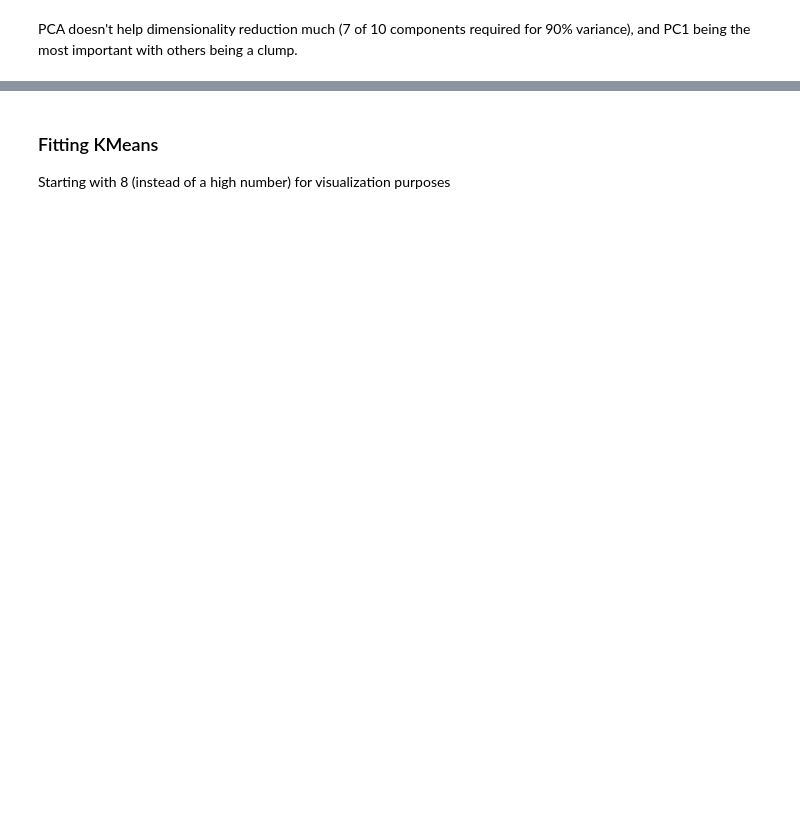
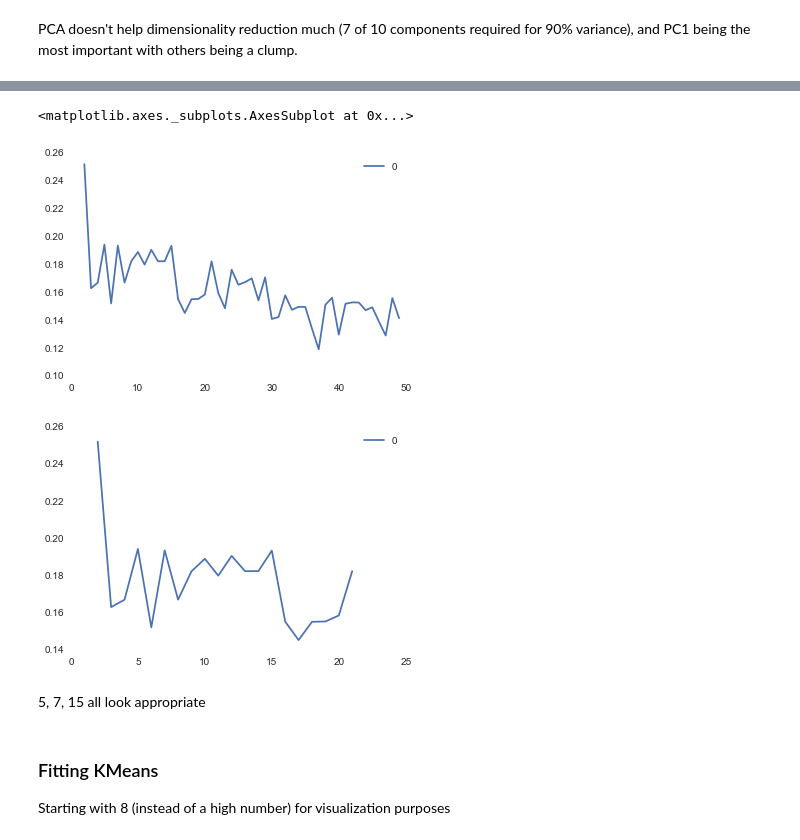
Before and after one commit to selwyth/featurehoods, a Jupyter notebook: 04-enrich.ipynb, the cells around one changed output, grey strips where cells are left out. Drawn from its saved outputs; the diff is of its cells as text; code cells hidden in the pictures; blank space fills up the shorter version.

```diff
--- a/04-enrich.ipynb
+++ b/04-enrich.ipynb
@@ -154,10 +172,12 @@ Beware, do not run below
 # %%
-from sklearn.cluster import KMeans
+from sklearn.cluster import MiniBatchKMeans
+from sklearn import metrics
 
 results = {}
-for i in range(5, 105, 10):
-    kmeans = KMeans(i, max_iter = 100)
-    kmeans.fit(X_dum)
-    results[i] = kmeans.inertia_
+for i in range(2, 50, 1):
+    kmeans = MiniBatchKMeans(i)
+    kmeans.fit(XS)
+    score = metrics.silhouette_score(XS.values, kmeans.labels_, metric='euclidean', sample_size=1000)
+    results[i] = score
 
 results
@@ -164,6 +202,13 @@ results
 # %%
 results_df = pd.DataFrame.from_dict(results, orient = 'index').sort()
-results_df[1:10].plot()
+results_df.plot()
+results_df[0:20].plot()
+# %% [output]
+<matplotlib.axes._subplots.AxesSubplot at 0x...>
+[figure, added]
+[figure, added]
+# %% [markdown]
+5, 7, 15 all look appropriate
 # %% [markdown]
 ### Fitting KMeans
 Starting with 8 (instead of a high number) for visualization purposes
```
Also changed, not shown: parts of 11 cells of this notebook.
